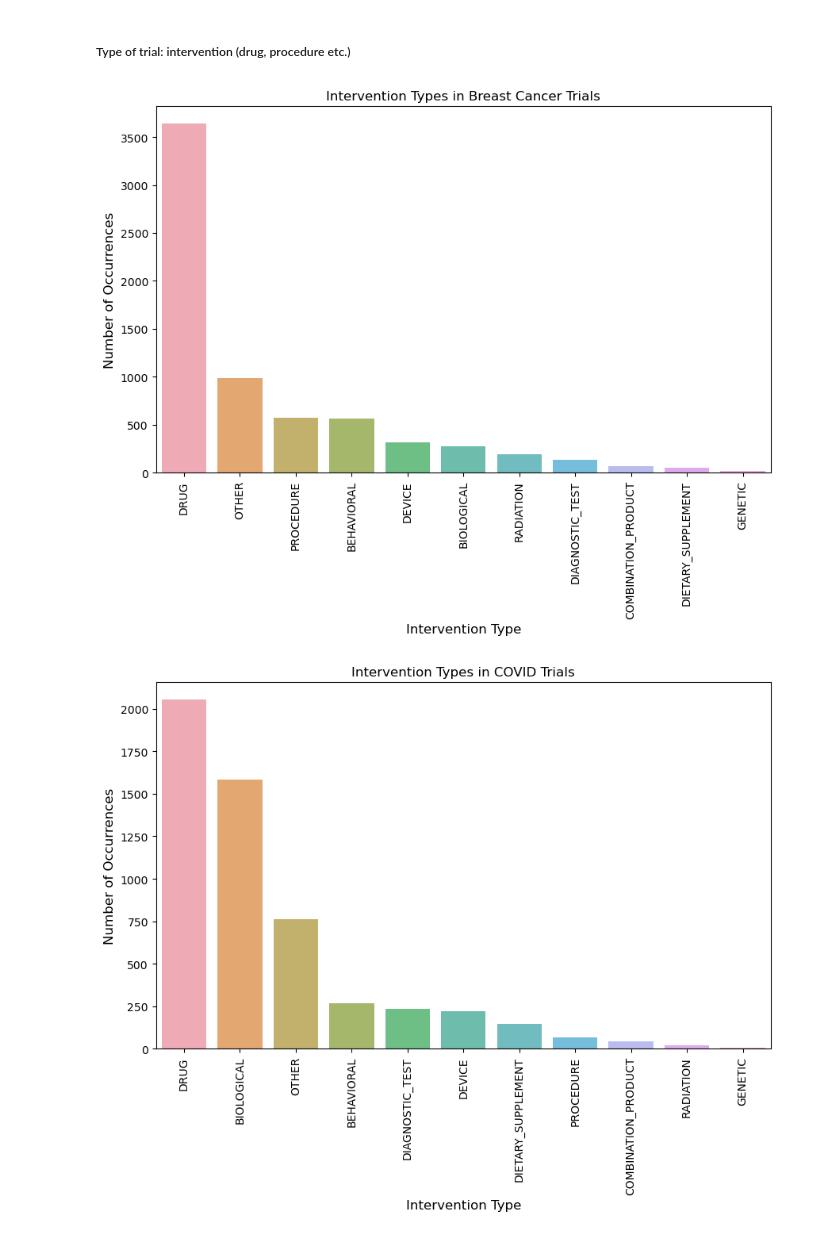
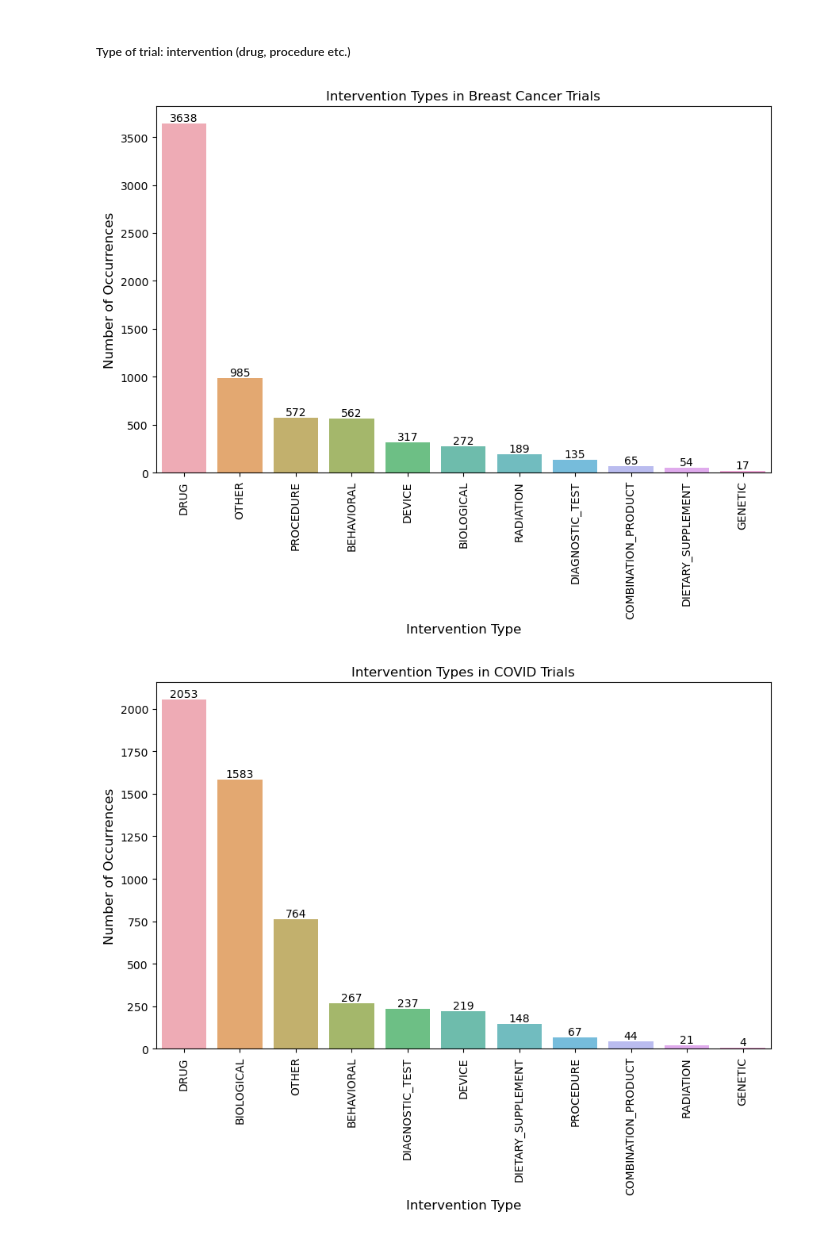
Before and after one commit to harooks/Clinical-Trials-Data-Analysis, a Jupyter notebook: partA_haruko.ipynb, the cells around one changed output. Saved outputs shown, nothing was run; the diff lists cells and outputs as text; code cells hidden in the pictures.

```diff
--- a/partA_haruko.ipynb
+++ b/partA_haruko.ipynb
@@ -36,28 +36,32 @@ covid_intervention_df = get_interventions(covid_df)
 # %%
 ## Bar plot ##
 
 def plot_intervention_types(df, title):
     # Count the frequency of each intervention type
     type_counts = df['Type'].value_counts()
 
     # Create a bar plot
     plt.figure(figsize=(10, 6))
-    sns.barplot(x=type_counts.index, y=type_counts.values, alpha=0.8)
+    barplot = sns.barplot(x=type_counts.index, y=type_counts.values, alpha=0.8)
+
+    # Add the actual values on top of each bar
+    for i, value in enumerate(type_counts.values):
+        barplot.text(i, value, value, ha='center', va='bottom')
 
     plt.title(title)
     plt.ylabel('Number of Occurrences', fontsize=12)
     plt.xlabel('Intervention Type', fontsize=12)
 
     # Rotate x labels for better visibility
     plt.xticks(rotation=90)
 
     plt.show()
 
 # Plot intervention types for breast cancer trials
 plot_intervention_types(breast_cancer_intervention_df, 'Intervention Types in Breast Cancer Trials')
 
 # Plot intervention types for COVID trials
 plot_intervention_types(covid_intervention_df, 'Intervention Types in COVID Trials')
 # %% [output]
-[figure, old version]
+[figure, new version]
-[figure, old version]
+[figure, new version]
```
Also changed, not shown: parts of 2 cells of this notebook.
